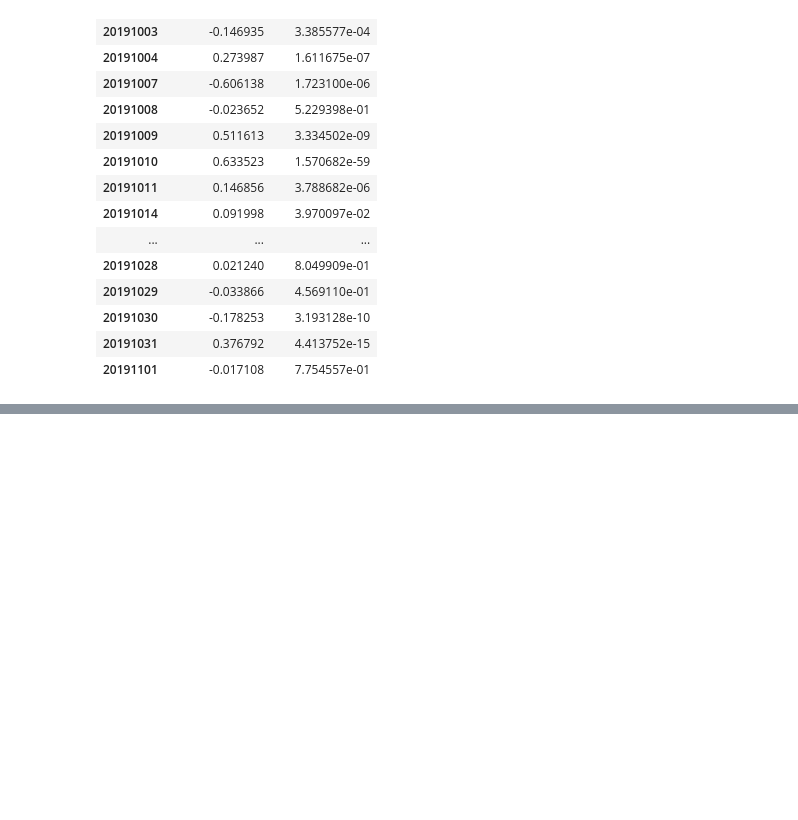
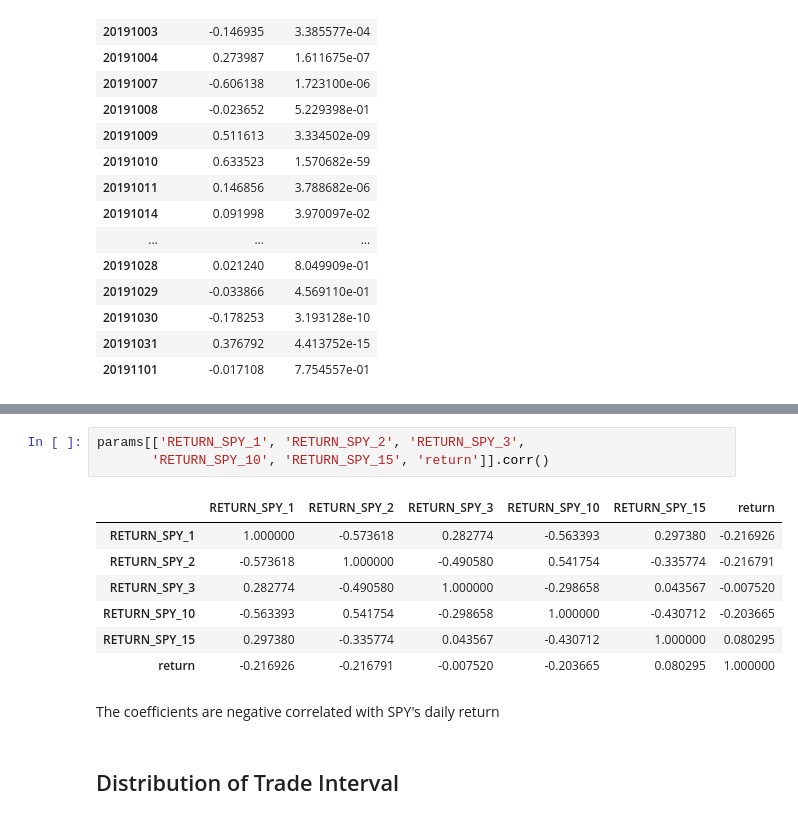
Before and after one commit to kushal-goenka/fin566_market_mircrostructures_trading_strategy, a Jupyter notebook: trading_signals/SPY Correlations.ipynb, the cells around one changed output, grey strips where cells are left out. Cells and saved outputs as stored; diff of their text form; blank space fills up the shorter version.

```diff
--- a/trading_signals/SPY Correlations.ipynb
+++ b/trading_signals/SPY Correlations.ipynb
@@ -452,0 +602,15 @@ pd.concat([params[col], pvalues[col]], axis=1)
+# %%
+params[['RETURN_SPY_1', 'RETURN_SPY_2', 'RETURN_SPY_3',
+       'RETURN_SPY_10', 'RETURN_SPY_15', 'return']].corr()
+# %% [output]
+|  | RETURN_SPY_1 | RETURN_SPY_2 | RETURN_SPY_3 | RETURN_SPY_10 | RETURN_SPY_15 | return |
+| RETURN_SPY_1 | 1.000000 | -0.573618 | 0.282774 | -0.563393 | 0.297380 | -0.216926 |
+| RETURN_SPY_2 | -0.573618 | 1.000000 | -0.490580 | 0.541754 | -0.335774 | -0.216791 |
+| RETURN_SPY_3 | 0.282774 | -0.490580 | 1.000000 | -0.298658 | 0.043567 | -0.007520 |
+| RETURN_SPY_10 | -0.563393 | 0.541754 | -0.298658 | 1.000000 | -0.430712 | -0.203665 |
+| RETURN_SPY_15 | 0.297380 | -0.335774 | 0.043567 | -0.430712 | 1.000000 | 0.080295 |
+| return | -0.216926 | -0.216791 | -0.007520 | -0.203665 | 0.080295 | 1.000000 |
+# %% [markdown]
+The coefficients are negative correlated with SPY's daily return
+# %% [markdown]
+## Distribution of Trade Interval
```
Also changed, not shown: parts of 13 cells of this notebook.
